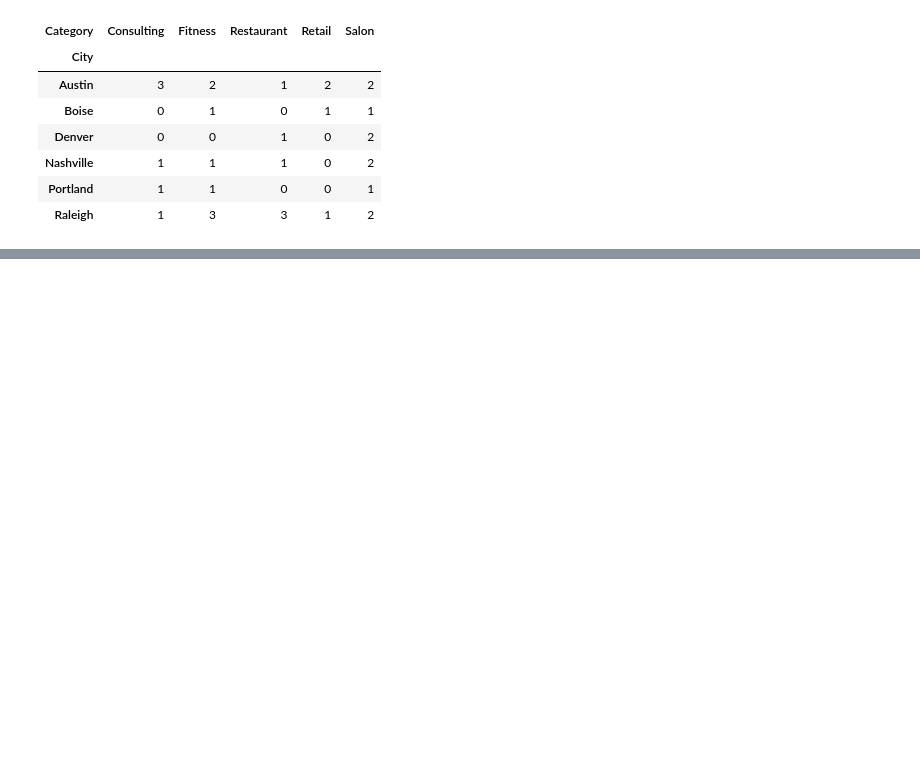
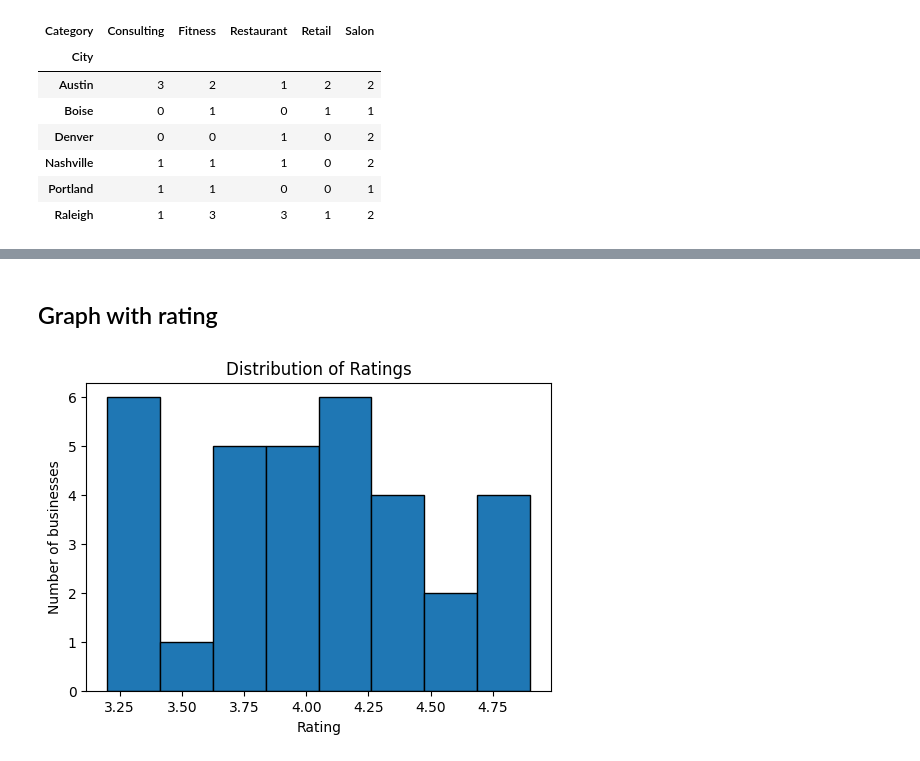
Before and after one commit to JunayedMh/pandas_prac, a Jupyter notebook: Aug_20/cleaning.ipynb, the cells around one changed output, grey strips where cells are left out. Cells and saved outputs as stored; diff of their text form; code cells hidden in the pictures; blank space fills up the shorter version.

```diff
--- a/Aug_20/cleaning.ipynb
+++ b/Aug_20/cleaning.ipynb
@@ -411,0 +438,11 @@ pd.crosstab(df["City"], df["Category"])
+# %% [markdown]
+## Graph with rating
+# %%
+plt.figure(figsize=(6,4))
+plt.hist(df["Rating"].dropna(), bins=8, edgecolor= 'black')
+plt.title('Distribution of Ratings')
+plt.xlabel('Rating')
+plt.ylabel('Number of businesses')
+plt.show()
+# %% [output]
+[figure, added]
```
Also changed, not shown: parts of 19 cells of this notebook.
